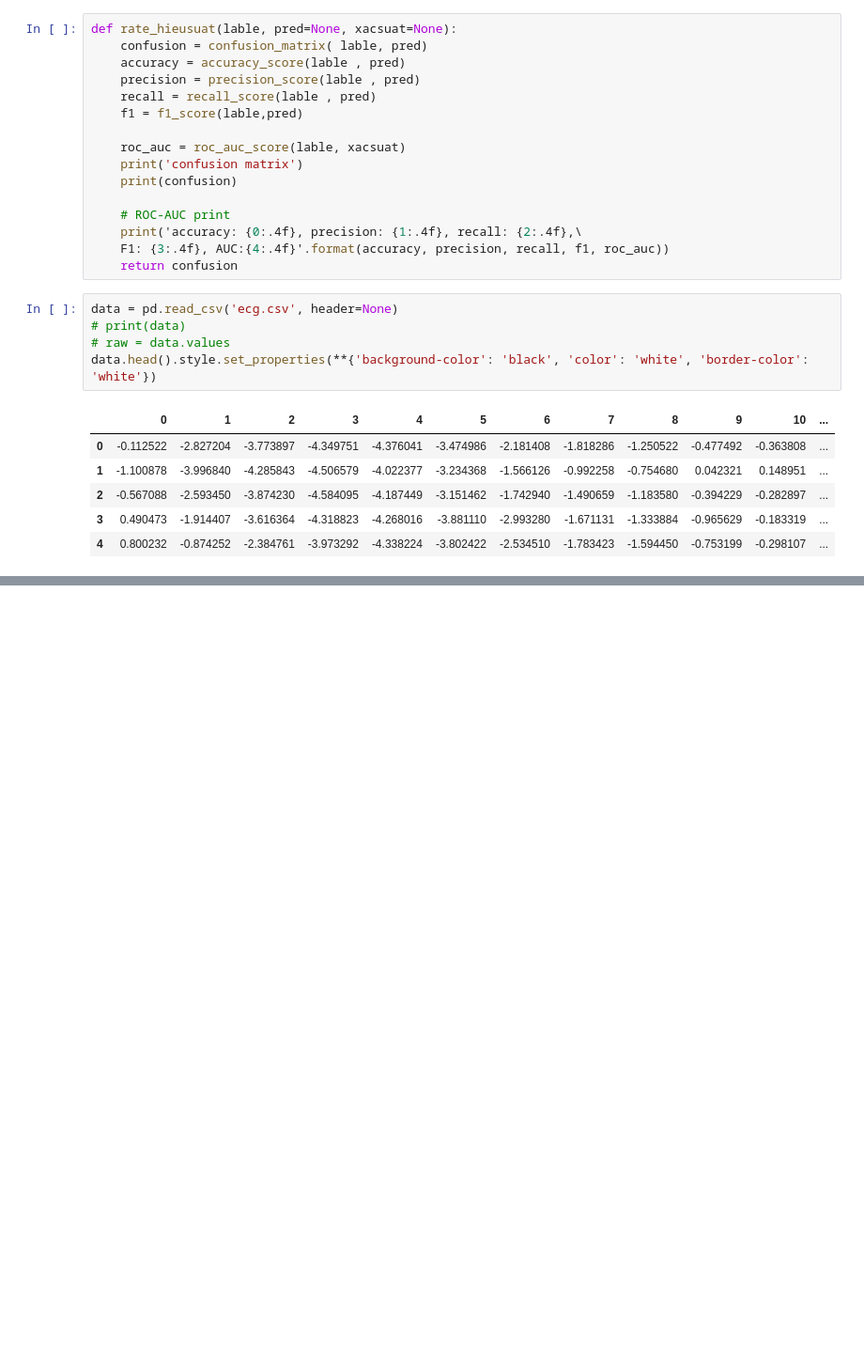
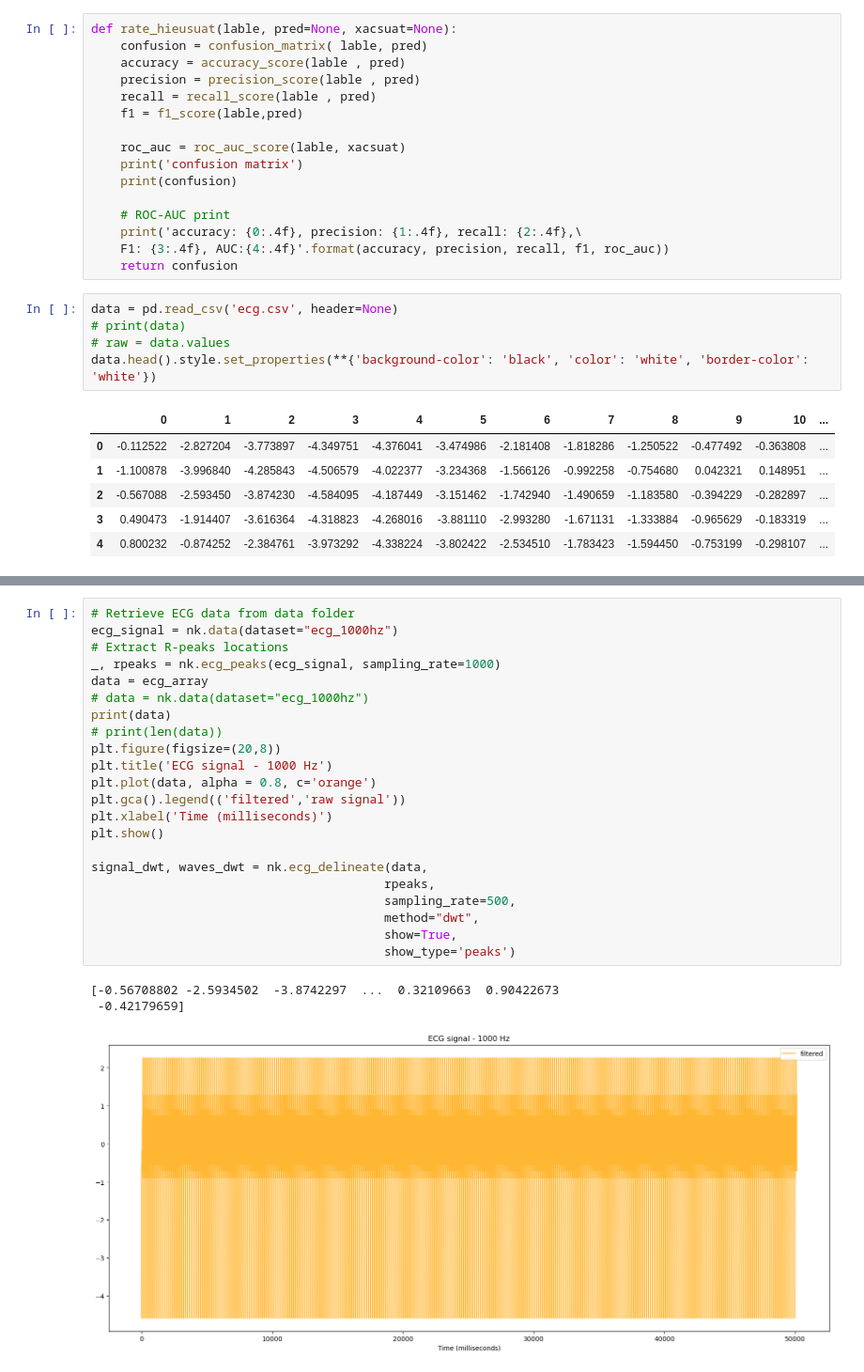
Before and after one commit to ng-anhhtuann/ecg-stroke-prediction, a Jupyter notebook: ecg_process.ipynb, the cells around one changed output, grey strips where cells are left out. Shown at 94% size. Saved outputs shown, nothing was run; the diff lists cells and outputs as text; blank space fills up the shorter version.

```diff
--- a/ecg_process.ipynb
+++ b/ecg_process.ipynb
@@ -106,0 +65,26 @@ plt.show()
+# %%
+# Retrieve ECG data from data folder
+ecg_signal = nk.data(dataset="ecg_1000hz")
+# Extract R-peaks locations
+_, rpeaks = nk.ecg_peaks(ecg_signal, sampling_rate=1000)
+data = ecg_array
+# data = nk.data(dataset="ecg_1000hz")
+print(data)
+# print(len(data))
+plt.figure(figsize=(20,8))
+plt.title('ECG signal - 1000 Hz')
+plt.plot(data, alpha = 0.8, c='orange')
+plt.gca().legend(('filtered','raw signal'))
+plt.xlabel('Time (milliseconds)')
+plt.show()
+
+signal_dwt, waves_dwt = nk.ecg_delineate(data,
+                                        rpeaks,
+                                        sampling_rate=500,
+                                        method="dwt",
+                                        show=True,
+                                        show_type='peaks')
+# %% [output]
+[-0.56708802 -2.5934502  -3.8742297  ...  0.32109663  0.90422673
+ -0.42179659]
+[figure, added]
```
Also changed, not shown: parts of 6 cells of this notebook.
